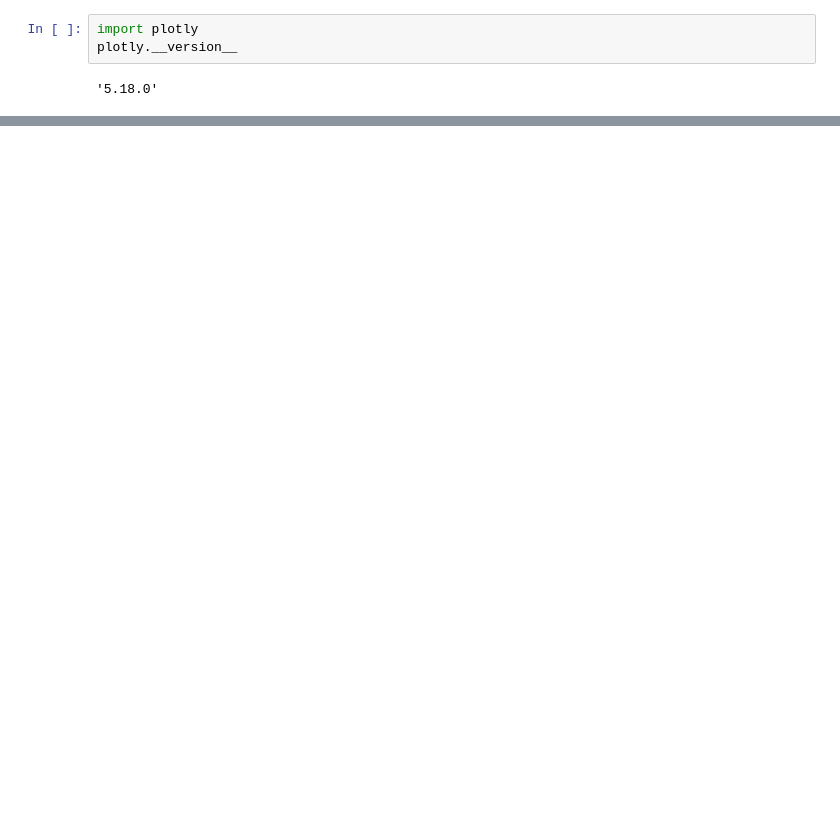
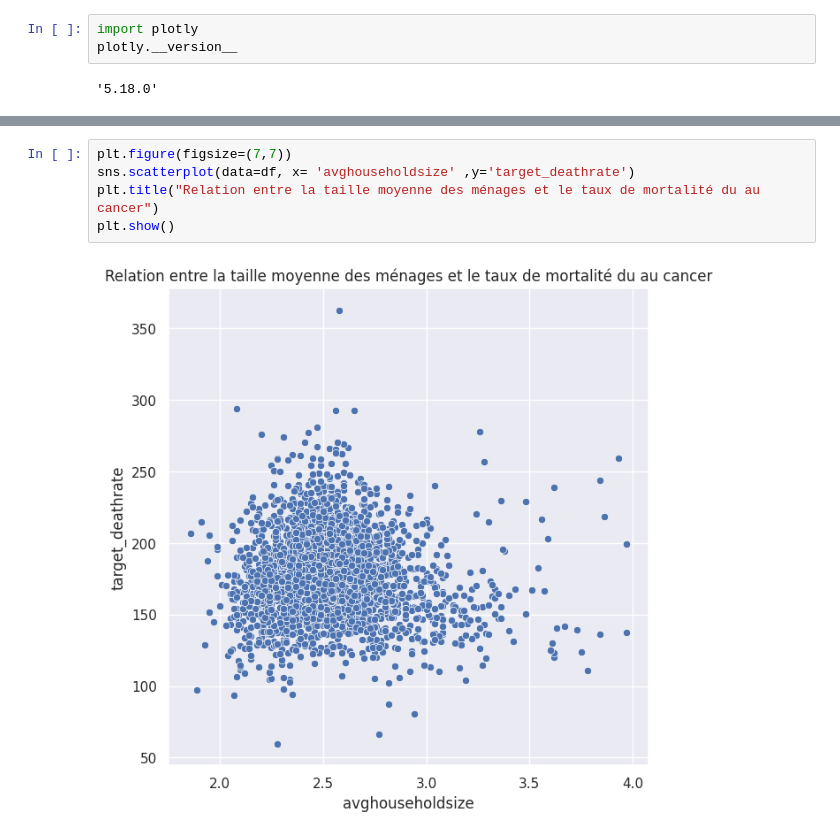
Before and after one commit to Hajoura91coding/Prediction_cancer_death_usa, a Jupyter notebook: cancer-data-usa-analysis-prediction.ipynb, the cells around one changed output, grey strips where cells are left out. Drawn from its saved outputs; the diff is of its cells as text; blank space fills up the shorter version.

```diff
--- a/cancer-data-usa-analysis-prediction.ipynb
+++ b/cancer-data-usa-analysis-prediction.ipynb
@@ -301,0 +330,7 @@ fig.show()
+# %%
+plt.figure(figsize=(7,7))
+sns.scatterplot(data=df, x= 'avghouseholdsize' ,y='target_deathrate')
+plt.title("Relation entre la taille moyenne des ménages et le taux de mortalité du au cancer")
+plt.show()
+# %% [output]
+[figure, added]
```
Also changed, not shown: parts of 20 cells of this notebook.
